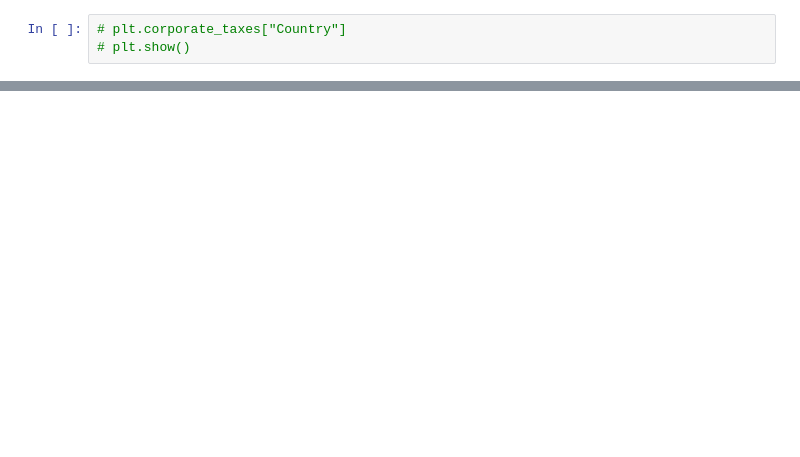
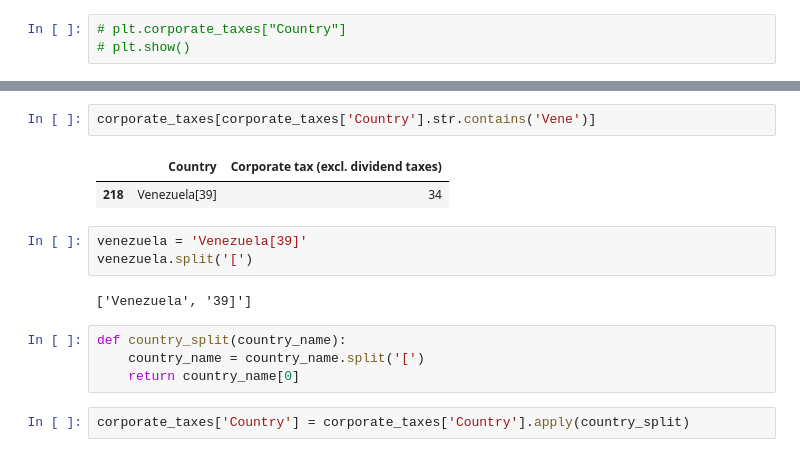
Before and after one commit to alexmak001/Panama-Papers, a Jupyter notebook: prabina.ipynb, the cells around one changed output, grey strips where cells are left out. Drawn from its saved outputs; the diff is of its cells as text; blank space fills up the shorter version.

```diff
--- a/prabina.ipynb
+++ b/prabina.ipynb
@@ -485,0 +558,16 @@ bear_per_country.merge(corporate_taxes, how='left', left_on="E.countries", right
+# %%
+corporate_taxes[corporate_taxes['Country'].str.contains('Vene')]
+# %% [output]
+|  | Country | Corporate tax (excl. dividend taxes) |
+| 218 | Venezuela[39] | 34 |
+# %%
+venezuela = 'Venezuela[39]'
+venezuela.split('[')
+# %% [output]
+['Venezuela', '39]']
+# %%
+def country_split(country_name):
+    country_name = country_name.split('[')
+    return country_name[0]
+# %%
+corporate_taxes['Country'] = corporate_taxes['Country'].apply(country_split)
```
Also changed, not shown: parts of 7 cells of this notebook.
